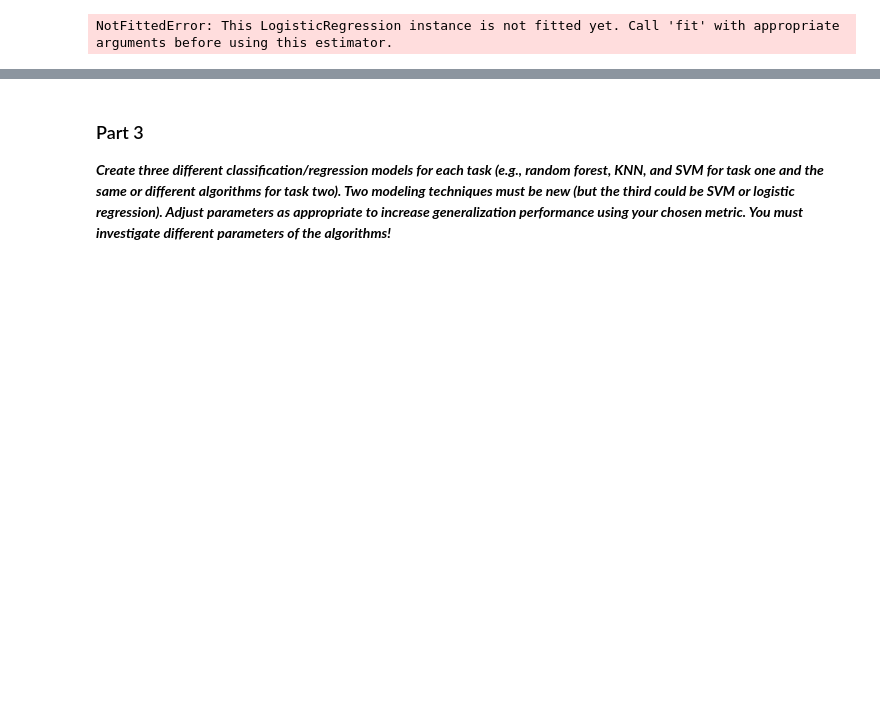
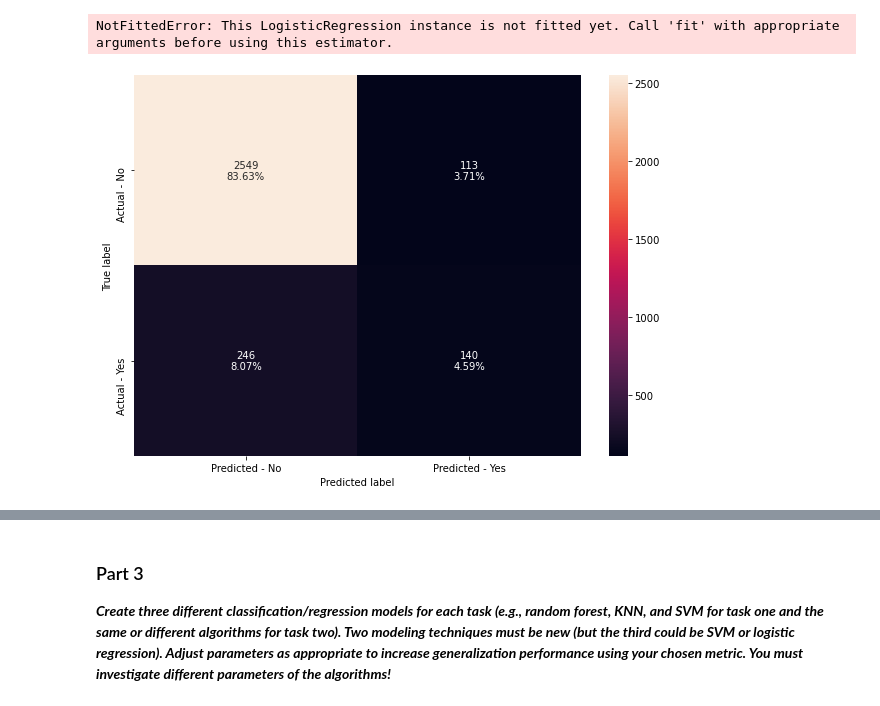
Before and after one commit to ChadKwong/DDSMachineLearning1, a Jupyter notebook: Lab 2/Lab 2.ipynb, the cells around one changed output, grey strips where cells are left out. Cells and saved outputs as stored; diff of their text form; code cells hidden in the pictures; blank space fills up the shorter version.

```diff
--- a/Lab 2/Lab 2.ipynb
+++ b/Lab 2/Lab 2.ipynb
@@ -355,5 +396,6 @@ get_metrics_score(lrClfScaled, flag=True)
 # %% [output]
 NotFittedError: This LogisticRegression instance is not fitted yet. Call 'fit' with appropriate arguments before using this estimator.
 # %%
-print(confScaled)
-make_confusion_matrix(lrClfScaled, yTest, xTestScaled, labels = ['no', 'yes'])
+make_confusion_matrix(lrClf, yTest, xTestScaled, labels = ['no', 'yes'])
+# %% [output]
+[figure, added]
```
Also changed, not shown: parts of 9 cells of this notebook.
